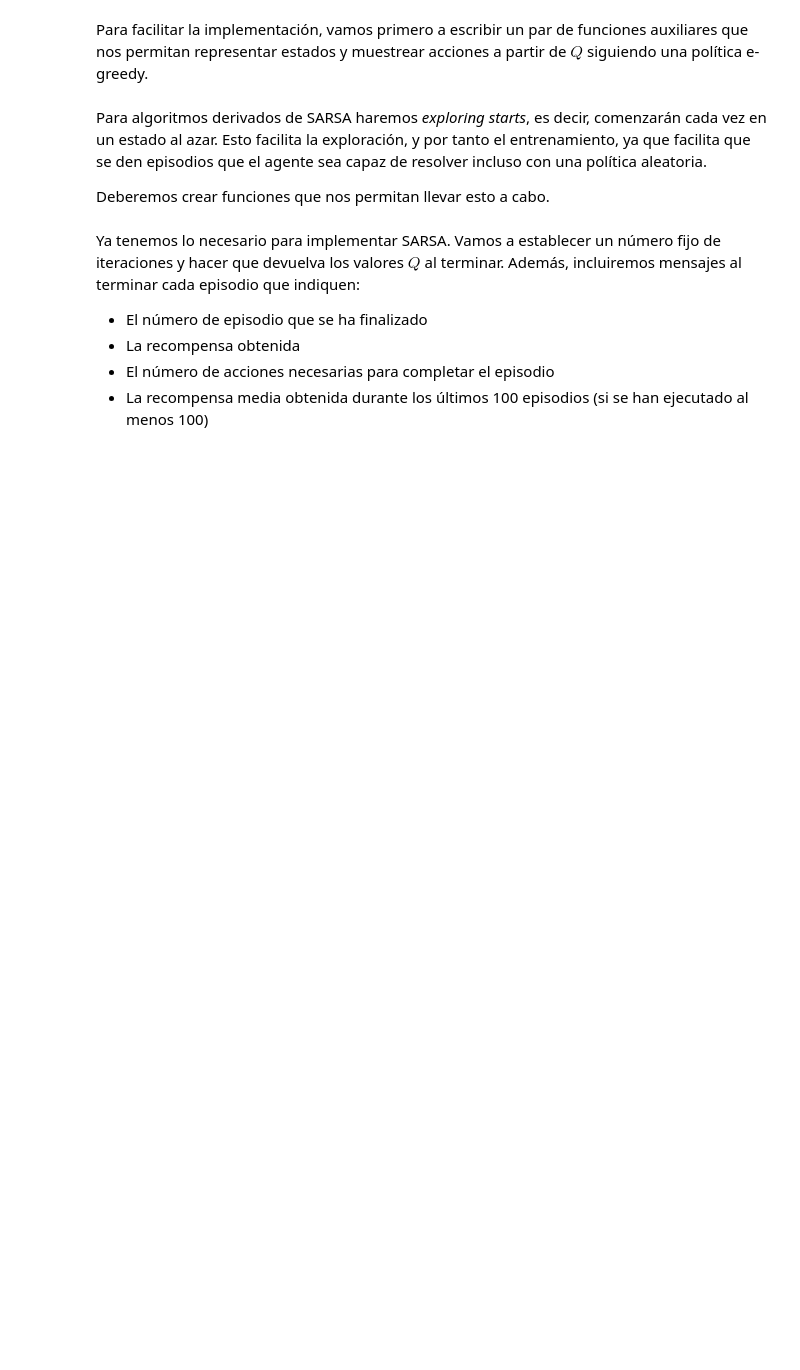
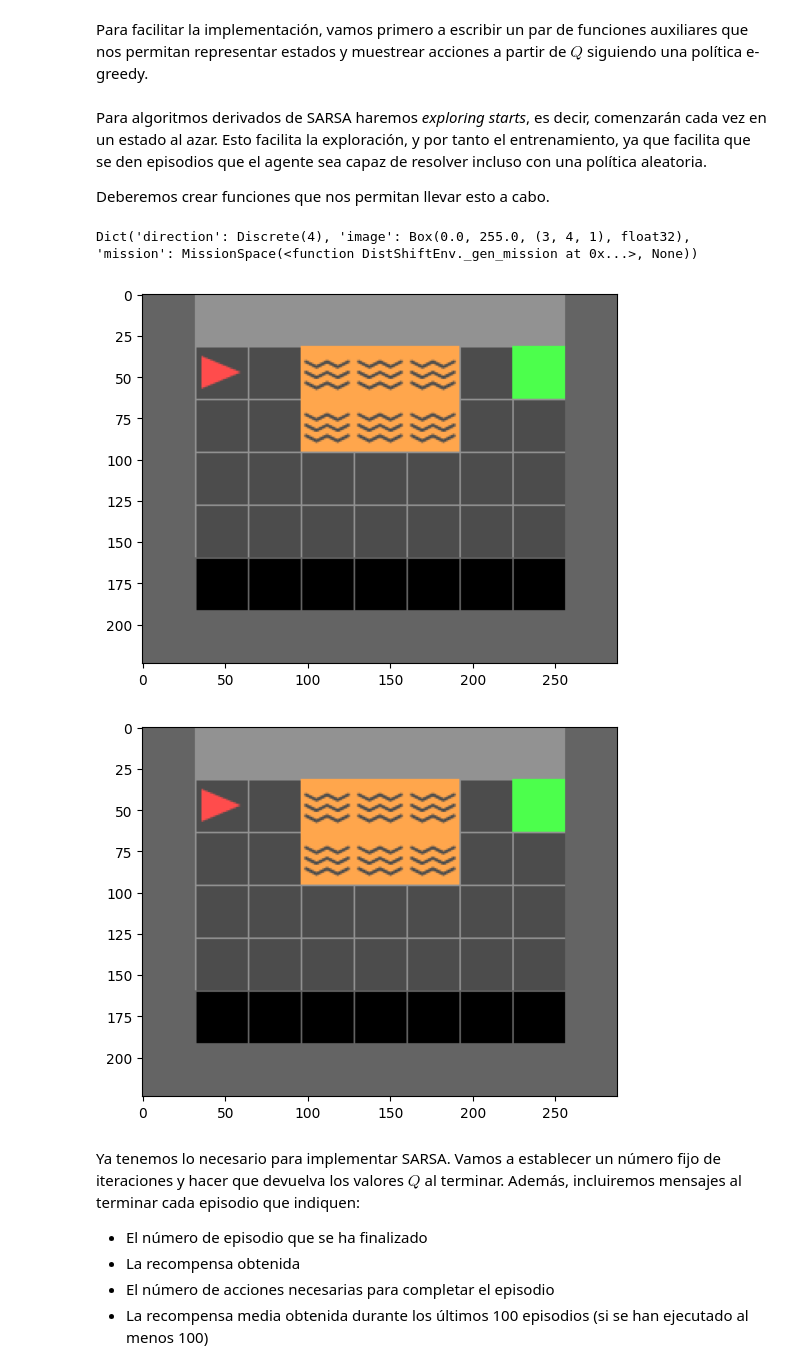
Before and after one commit to adriantinaquero/MAAAII_y_FPLN, a Jupyter notebook: MAAA II/PRÁCTICA 3/tutorial Diferencias Temporales.ipynb, the cells around one changed output. Cells and saved outputs as stored; diff of their text form; code cells hidden in the pictures; blank space fills up the shorter version.

```diff
--- a/MAAA II/PRÁCTICA 3/tutorial Diferencias Temporales.ipynb
+++ b/MAAA II/PRÁCTICA 3/tutorial Diferencias Temporales.ipynb
@@ -81,10 +84,20 @@ GAMMA = 0.9
 env.max_steps = 5000
 
 # FUNCIONES AUXILIARES
-#TODO - Recupera la función get_estado del Notebook 6 (y todo lo que adicionalmente necesites para definirla).
-# Esta función codifica el estado del entorno en una lista de tres elementos: columna, fila, orientación
+from collections import namedtuple
+
+# Representaremos los estados como tuplas con los siguientes campos con nombre:
+#  - x: Representa la columna en que se encuentra el agente. La columna visitable más a la izquierda será la 0
+#  - y: Representa la fila en que se encuentra el agente. La fila visitable más arriba será la 0
+#  - dir: Representa la dirección en que apunta el agente. Respetaremos el código numérico indicado por agent_dir
+
+Estado = namedtuple('Estado', ['x', 'y', 'dir'])
+
+
 def get_estado(env:gym.Env) -> Estado:
-...
+    x, y = env.get_wrapper_attr("agent_pos")
+    dir = env.get_wrapper_attr("agent_dir")
+    return Estado(x-1, y-1, dir)
 
 # COMPROBACIÓN
 env.reset()
@@ -99,14 +112,13 @@ def get_accion_epsilon_greedy(q_valores:np.ndarray, epsilon:float):
     Selecciona una acción basándose en los q_valores proporcionados. Una fracción de las veces (indicada por epsilon) devolverá una acción al azar
 
     Argumentos:
-    q_valores -- Lista con los q valores de las acciones entre las que seleccionar.
+    q_valores -- Lista con los q valores de las acciones entre las q
+    ue seleccionar.
     epsilon -- Fracción de las veces que se devolverá una acción al azar
     '''
     if np.random.random()<epsilon:
-        # TODO - Devuelve una acción al azar
-        return ...
-    # TODO - Devuelve el índice del mayor q valor
-    return ...
+        return env.action_space.sample()
+    return np.argmax(q_valores)
 
 
 # COMPROBACIÓN
@@ -118,17 +130,24 @@ Deberemos crear funciones que nos permitan llevar esto a cabo.
 # %%
 # TODO - Escribe una función que genere la codificación para un estado válido al azar. Devolverá una lista con tres valores que indiquen columna, fila y orientación
 def get_estado_aleatorio() -> Estado:
-    ...
-
+    return Estado(np.random.randint(0, NUM_COLUMNAS - 1), np.random.randint(0, NUM_FILAS - 1), np.random.randint(0, 3))
+print(env.get_wrapper_attr("observation_space"))
 # TODO - Escribe una función que establezca el entorno para que coincida con lo indicado por un estado dado
 def set_estado(env:gym.Env, estado: Estado):
-    ...
+    estado_anterior = env.get_wrapper_attr("observation_space")
+    # estado_anterior["direction"] = estado.dir + 1
+    estado_anterior["image"] = gym.spaces.box.Box(0, 255, (estado.x + 1, estado.y + 1, estado.dir + 1))
+    env.observation_space = estado_anterior
 
 # COMPROBACIÓN
 env.reset()
 muestra_entorno(env) # Debe mostrar al agente en la casilla 0,0
 set_estado(env, Estado(x=2, y=3, dir=0))
 muestra_entorno(env) # Debe mostrar al agente en la casilla 2,3
+# %% [output]
+Dict('direction': Discrete(4), 'image': Box(0.0, 255.0, (3, 4, 1), float32), 'mission': MissionSpace(<function DistShiftEnv._gen_mission at 0x...>, None))
+[figure, added]
+[figure, added]
 # %% [markdown]
 Ya tenemos lo necesario para implementar SARSA. Vamos a establecer un número fijo de iteraciones y hacer que devuelva los valores $Q$ al terminar. Además, incluiremos mensajes al terminar cada episodio que indiquen:
  - El número de episodio que se ha finalizado
```
Also changed, not shown: parts of 4 cells of this notebook, 5 other files.
